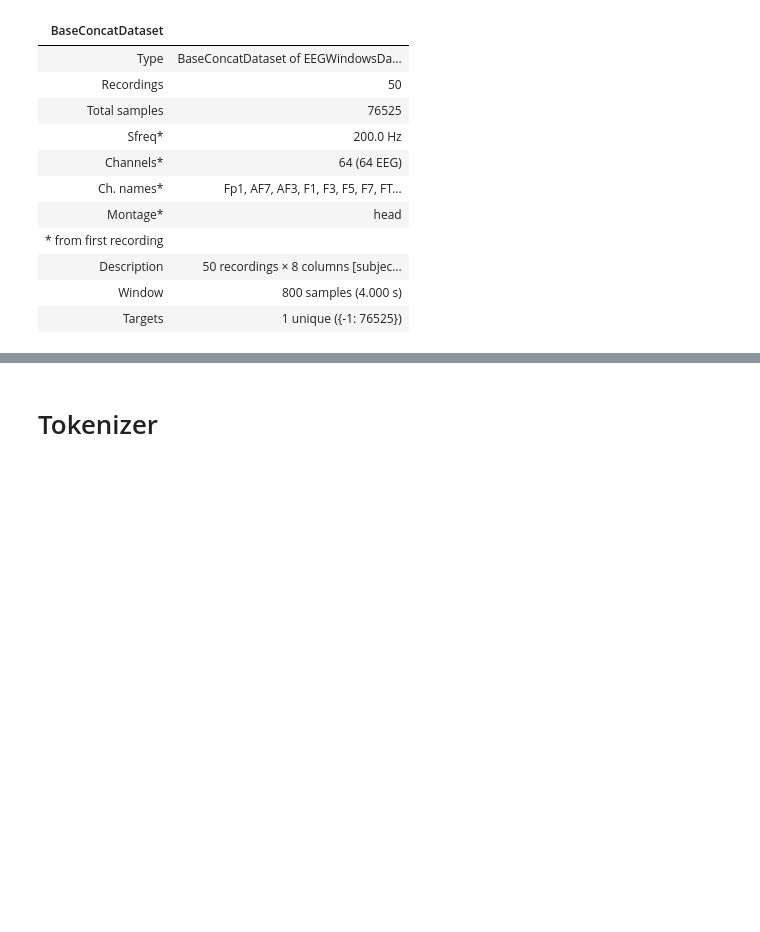
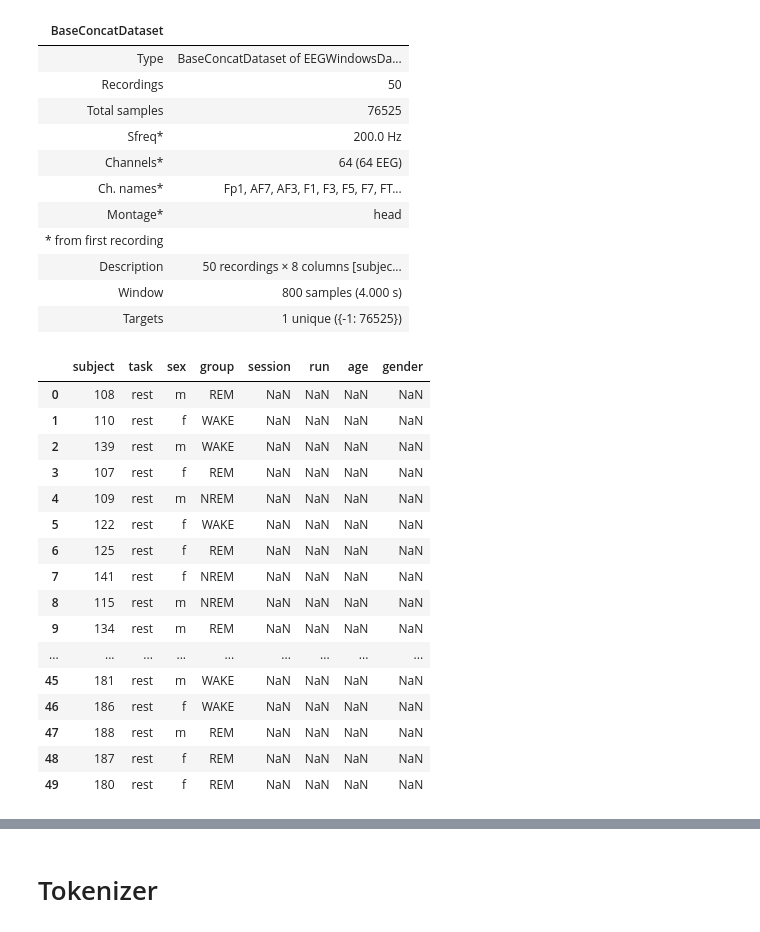
Before and after one commit to AriiiAlves/Undergrad-Research-EEG-FM, a Jupyter notebook: Models-Benchmarking/BrainOmni/my-demo.ipynb, the cells around one changed output, grey strips where cells are left out. Cells and saved outputs as stored; diff of their text form; code cells hidden in the pictures; blank space fills up the shorter version.

```diff
--- a/Models-Benchmarking/BrainOmni/my-demo.ipynb
+++ b/Models-Benchmarking/BrainOmni/my-demo.ipynb
@@ -46,7 +46,7 @@ collect2: error: ld returned 1 exit status
 # %%
 from braindecode.datautil import load_concat_dataset
 
-OUTPUT_DIR = "/home/arielalves/Undergrad-Research-EEG-FM/Dataset-Preprocessing/ds1/pre-processed-eeg"
+OUTPUT_DIR = "/home/arielalves/Undergrad-Research-EEG-FM/Dataset-Preprocessing/DS006576/pre-processed-eeg"
 
 # O diretório onde você salvou as janelas (ex: OUTPUT_DIR = "./pre-processed-pyprep-eeg")
 loaded_windows = load_concat_dataset(
@@ -68,3 +68,23 @@ loaded_windows
 | Description | 50 recordings × 8 columns [subjec... |
 | Window | 800 samples (4.000 s) |
 | Targets | 1 unique ({-1: 76525}) |
+# %%
+loaded_windows.description
+# %% [output]
+|  | subject | task | sex | group | session | run | age | gender |
+| 0 | 108 | rest | m | REM | NaN | NaN | NaN | NaN |
+| 1 | 110 | rest | f | WAKE | NaN | NaN | NaN | NaN |
+| 2 | 139 | rest | m | WAKE | NaN | NaN | NaN | NaN |
+| 3 | 107 | rest | f | REM | NaN | NaN | NaN | NaN |
+| 4 | 109 | rest | m | NREM | NaN | NaN | NaN | NaN |
+| 5 | 122 | rest | f | WAKE | NaN | NaN | NaN | NaN |
+| 6 | 125 | rest | f | REM | NaN | NaN | NaN | NaN |
+| 7 | 141 | rest | f | NREM | NaN | NaN | NaN | NaN |
+| 8 | 115 | rest | m | NREM | NaN | NaN | NaN | NaN |
+| 9 | 134 | rest | m | REM | NaN | NaN | NaN | NaN |
+| ... | ... | ... | ... | ... | ... | ... | ... | ... |
+| 45 | 181 | rest | m | WAKE | NaN | NaN | NaN | NaN |
+| 46 | 186 | rest | f | WAKE | NaN | NaN | NaN | NaN |
+| 47 | 188 | rest | m | REM | NaN | NaN | NaN | NaN |
+| 48 | 187 | rest | f | REM | NaN | NaN | NaN | NaN |
+| 49 | 180 | rest | f | REM | NaN | NaN | NaN | NaN |
```
Also changed, not shown: parts of 4 cells of this notebook, 20 other files.
